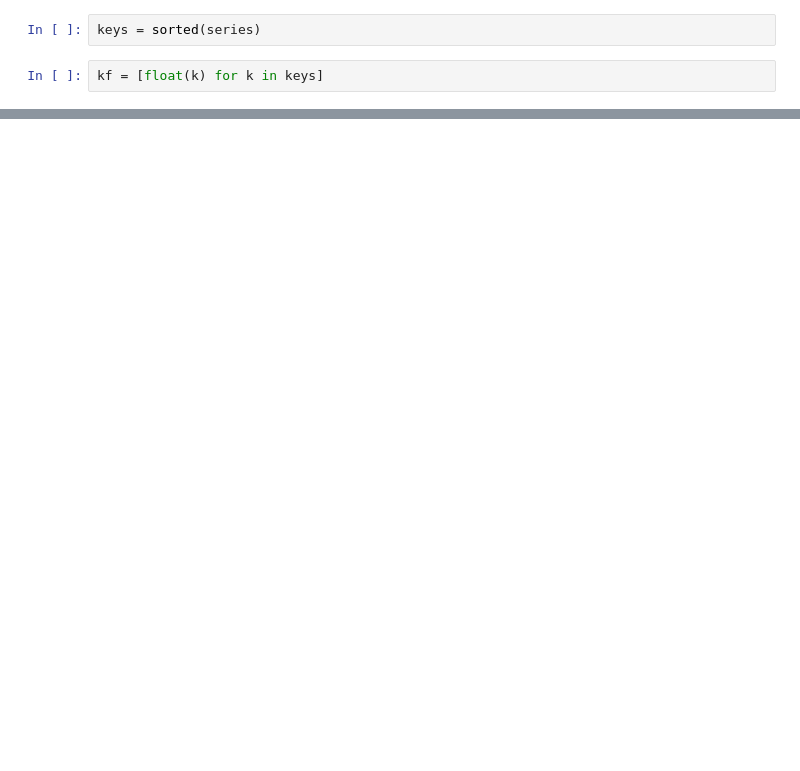
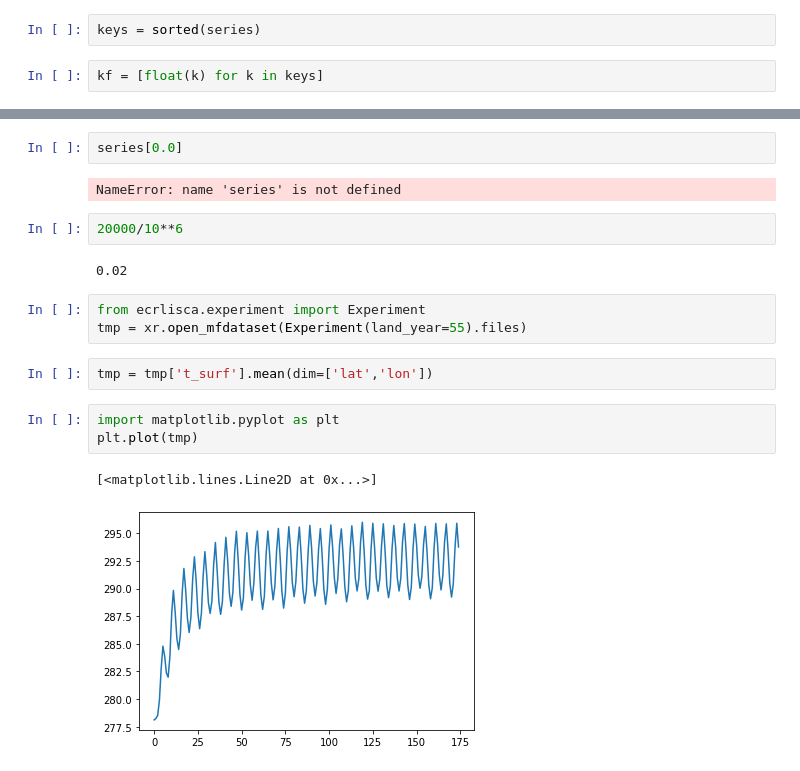
Before and after one commit to bnb32/isca_aws, a Jupyter notebook: ecrlisca/postprocessing/plotting.ipynb, the cells around one changed output, grey strips where cells are left out. Drawn from its saved outputs; the diff is of its cells as text; blank space fills up the shorter version.

```diff
--- a/ecrlisca/postprocessing/plotting.ipynb
+++ b/ecrlisca/postprocessing/plotting.ipynb
@@ -577,0 +589,19 @@ for
+# %%
+series[0.0]
+# %% [output]
+NameError: name 'series' is not defined
+# %%
+20000/10**6
+# %% [output]
+0.02
+# %%
+from ecrlisca.experiment import Experiment
+tmp = xr.open_mfdataset(Experiment(land_year=55).files)
+# %%
+tmp = tmp['t_surf'].mean(dim=['lat','lon'])
+# %%
+import matplotlib.pyplot as plt
+plt.plot(tmp)
+# %% [output]
+[<matplotlib.lines.Line2D at 0x...>]
+[figure, added]
```
Also changed, not shown: parts of 7 cells of this notebook, 6 other files.
